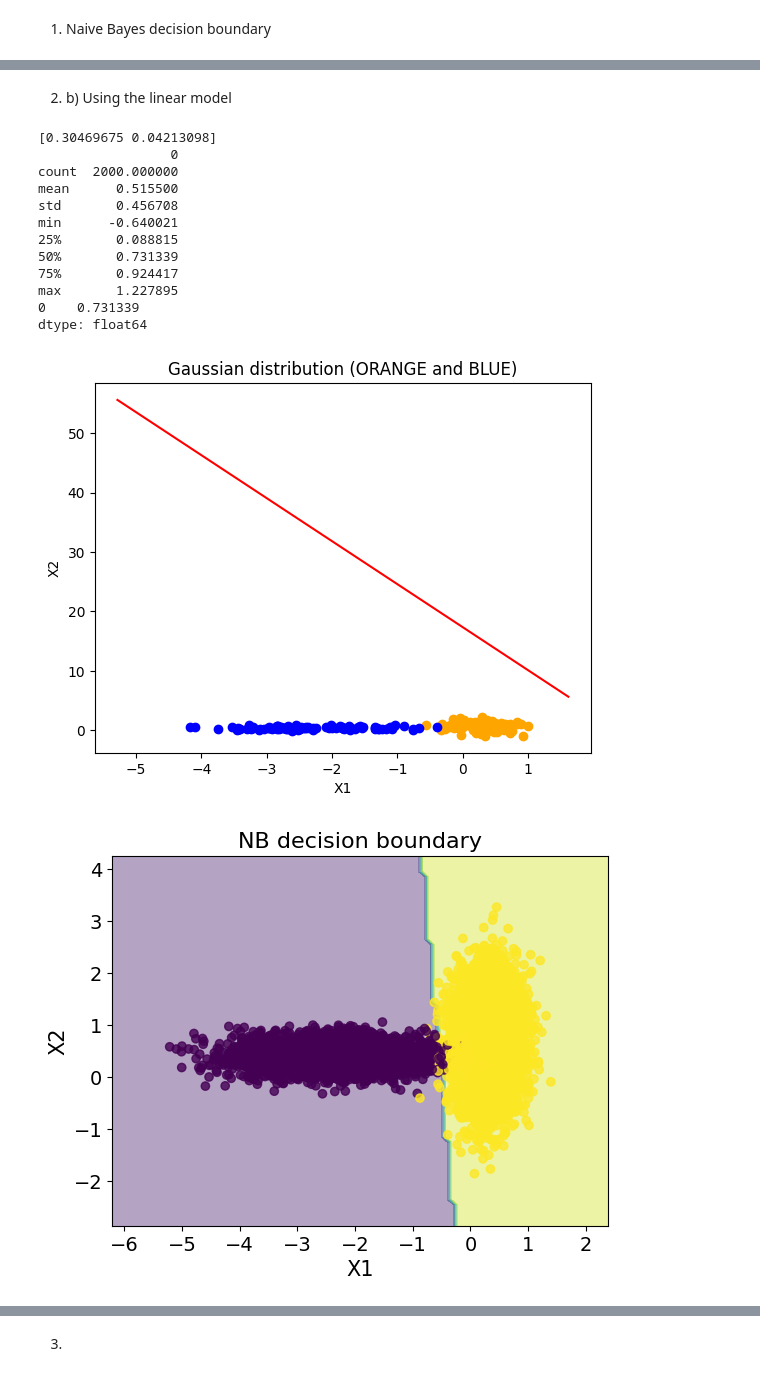
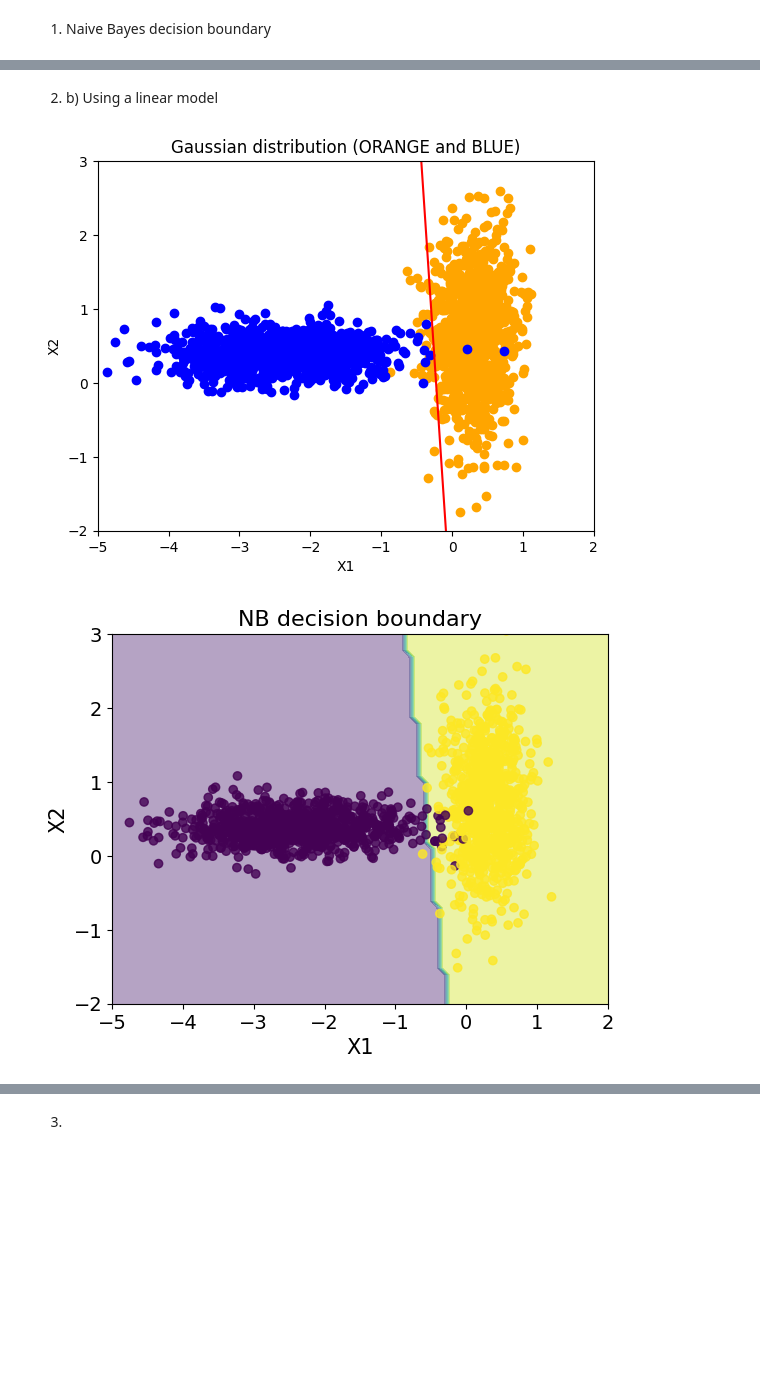
Before and after one commit to ferriitoo/MATH-569-Statistical-Learning, a Jupyter notebook: MATH_569_Julen_Ferro_HW1.ipynb, the cells around one changed output, grey strips where cells are left out. Cells and saved outputs as stored; diff of their text form; code cells hidden in the pictures; blank space fills up the shorter version.

```diff
--- a/MATH_569_Julen_Ferro_HW1.ipynb
+++ b/MATH_569_Julen_Ferro_HW1.ipynb
@@ -8,4 +10,0 @@ import random as rand
-# %%
-i = 0
-for i in range(5):
-    print(i)
@@ -59,9 +52,6 @@ j = 2
 # %% [markdown]
 After having defined the main variables and functions, the main program will be coded.
 # %%
-for h in range(0,3):
-    print(h)
-
 def main():
     global blue
     global orange
@@ -264,11 +274,8 @@ knn = KNeighborsClassifier(n_neighbors = k)
 # %%
-from matplotlib.colors import ListedColormap
-from sklearn import neighbors, datasets
+knn = KNeighborsClassifier(n_neighbors = k)
 
 n_neighbors = k
 
-# print(X)
-# print(y)
 X = X_train
 y = y_train
 
@@ -300,6 +307,5 @@ for weights in ['uniform', 'distance']:
     plt.scatter(X.loc[:, 0], X.loc[:, 1], c=y, cmap=cmap_bold)
     plt.xlim(xx.min(), xx.max())
     plt.ylim(yy.min(), yy.max())
-    plt.title("2-Class classification (k = %i, weights = '%s')"
-              % (n_neighbors, weights))
+    plt.title("2-Class classification (k = %i, weights = '%s')" % (n_neighbors, weights))
 # %% [output]
@@ -307,5 +315,6 @@ for weights in ['uniform', 'distance']:
 # %%
 X = X_test
+
 y = clf.predict(X)
 res_a = y
 for i in range(2):
@@ -313,9 +322,7 @@ for i in range(2):
     plt.xlim(xx.min(), xx.max())
     plt.ylim(yy.min(), yy.max())
     plt.scatter(X.loc[:, 0], X.loc[:, 1], c=y, cmap=cmap_bold)
-    plt.title("2-Class classification (k = %i, weights = '%s')"
-              % (n_neighbors, weights))
-    plt.show()
+    plt.title("2-Class classification (k = %i, weights = '%s')" % (n_neighbors, weights))
     y = y_test
 
 accu = 0
@@ -324,8 +331,7 @@ y_test = y_test.ravel()
 for i in range(length):
     if res_a[i] == y_test[i]:
         accu += 1
-accuracy_a = round(accu / length, 2)
-print(accuracy_a)
-# print(res_a)
-# print(y_test)
+accuracy_2a = round(accu / length, 3)
+
+print("The accuracy of the model is: ", accuracy_2a)
 # %% [output]
@@ -335,53 +340,47 @@ print(accuracy_a)
 # %% [markdown]
-2) b) Using the linear model
+2) b) Using a linear model
 # %%
 from sklearn import linear_model
 from sklearn.linear_model import LogisticRegression
 
+main() #create the data from sampling distributions
+
 model = linear_model.LinearRegression()
 iter = 100.0
+coeff = 8
 
 model.fit(X, y)
-weights = model.coef_
-print(weights)
+weights = np.round(model.coef_, 2)
+weights[0] += 2.0
+weights[1] += 0.1
 predictions = model.predict(X)
 predictions = pd.DataFrame(predictions)
-print(predictions.describe())
 boundary = predictions.median()
-print(boundary)
 
 X_min = X.loc[:, 0].min()
 X_max = X.loc[:, 0].max()
 boundary_y = []
 boundary_x = np.arange(X_min - 0.5, X_max + 0.5, (X_max + 0.5 - X_min - 0.5) / iter)
 
 for i in range(len(boundary_x)):
-    boundary_y.append(boundary / weights[1] - weights[0] / weights[1] * boundary_x[i])
+    boundary_y.append(boundary / weights[1] - weights[0] / weights[1] * boundary_x[i] - coeff)
 
 plt.xlabel("X1")
 plt.ylabel("X2")
 plt.title("Gaussian distribution (ORANGE and BLUE)")
 plt.scatter(orange.loc[:, 0], orange.loc[:, 1], color = 'orange')
 plt.scatter(blue.loc[:, 0], blue.loc[:, 1], color = 'blue')
 plt.plot(boundary_x, boundary_y, 'red')
+plt.xlim(-5, 2)
+plt.ylim(-2, 3)
 plt.show()
 
 plt.figure()
 plt.title("NB decision boundary", fontsize = 16)
+plt.xlim(-5, 2)
+plt.ylim(-2, 3)
 plot_decision_boundaries(X_train, y_train, LogisticRegression)
 plt.show()
 # %% [output]
-[0.30469675 0.04213098]
-                 0
-count  2000.000000
-mean      0.515500
-std       0.456708
-min      -0.640021
-25%       0.088815
-50%       0.731339
-75%       0.924417
-max       1.227895
-0    0.731339
-dtype: float64
-[figure, old version]
+[figure, new version]
-[figure, old version]
+[figure, new version]
```
Also changed, not shown: parts of 27 cells of this notebook.
